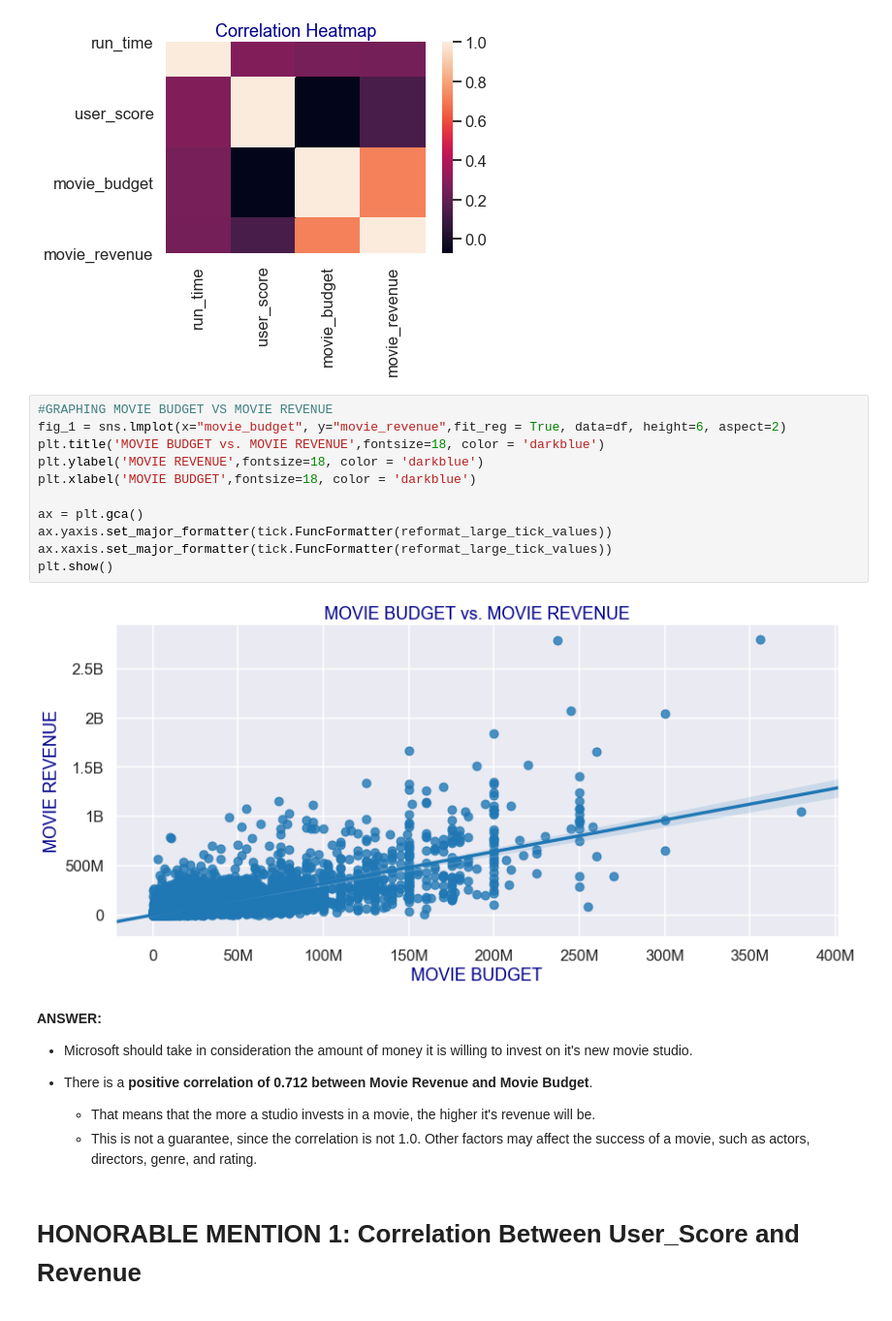
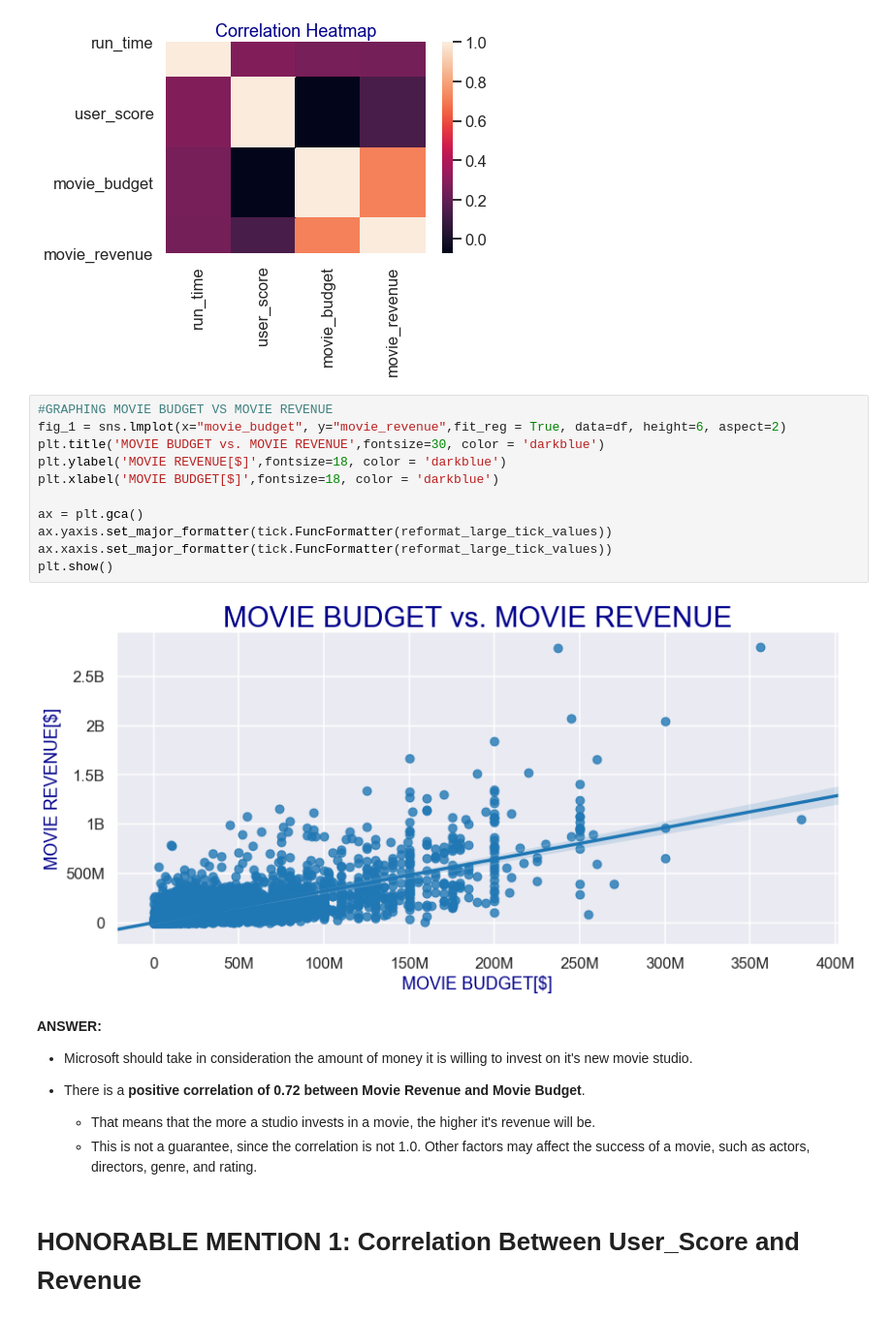
Before and after one commit to gabrieljarosi/dsc-mod-1-project-v2-1-onl01-dtsc-pt-041320, a Jupyter notebook: student.ipynb, the cells around one changed output. Shown at 97% size. Drawn from its saved outputs; the diff is of its cells as text.

```diff
--- a/student.ipynb
+++ b/student.ipynb
@@ -540,22 +540,22 @@ plt.show()
 # %%
 #GRAPHING MOVIE BUDGET VS MOVIE REVENUE
 fig_1 = sns.lmplot(x="movie_budget", y="movie_revenue",fit_reg = True, data=df, height=6, aspect=2)
-plt.title('MOVIE BUDGET vs. MOVIE REVENUE',fontsize=18, color = 'darkblue')
-plt.ylabel('MOVIE REVENUE',fontsize=18, color = 'darkblue')
-plt.xlabel('MOVIE BUDGET',fontsize=18, color = 'darkblue')
+plt.title('MOVIE BUDGET vs. MOVIE REVENUE',fontsize=30, color = 'darkblue')
+plt.ylabel('MOVIE REVENUE[$]',fontsize=18, color = 'darkblue')
+plt.xlabel('MOVIE BUDGET[$]',fontsize=18, color = 'darkblue')
 
 ax = plt.gca()
 ax.yaxis.set_major_formatter(tick.FuncFormatter(reformat_large_tick_values))
 ax.xaxis.set_major_formatter(tick.FuncFormatter(reformat_large_tick_values))
 plt.show()
 # %% [output]
-[figure, old version]
+[figure, new version]
 # %% [markdown]
 **ANSWER:**
 - Microsoft should take in consideration the amount of money it is willing to invest on it's new movie studio.
 
 
-- There is a **positive correlation of 0.712 between Movie Revenue and Movie Budget**.
+- There is a **positive correlation of 0.72 between Movie Revenue and Movie Budget**.
     - That means that the more a studio invests in a movie, the higher it's revenue will be.
     - This is not a guarantee, since the correlation is not 1.0. Other factors may affect the success of a movie, such as actors, directors, genre, and rating.
 # %% [markdown]
```
Also changed, not shown: parts of 7 cells of this notebook, 12 other files.
